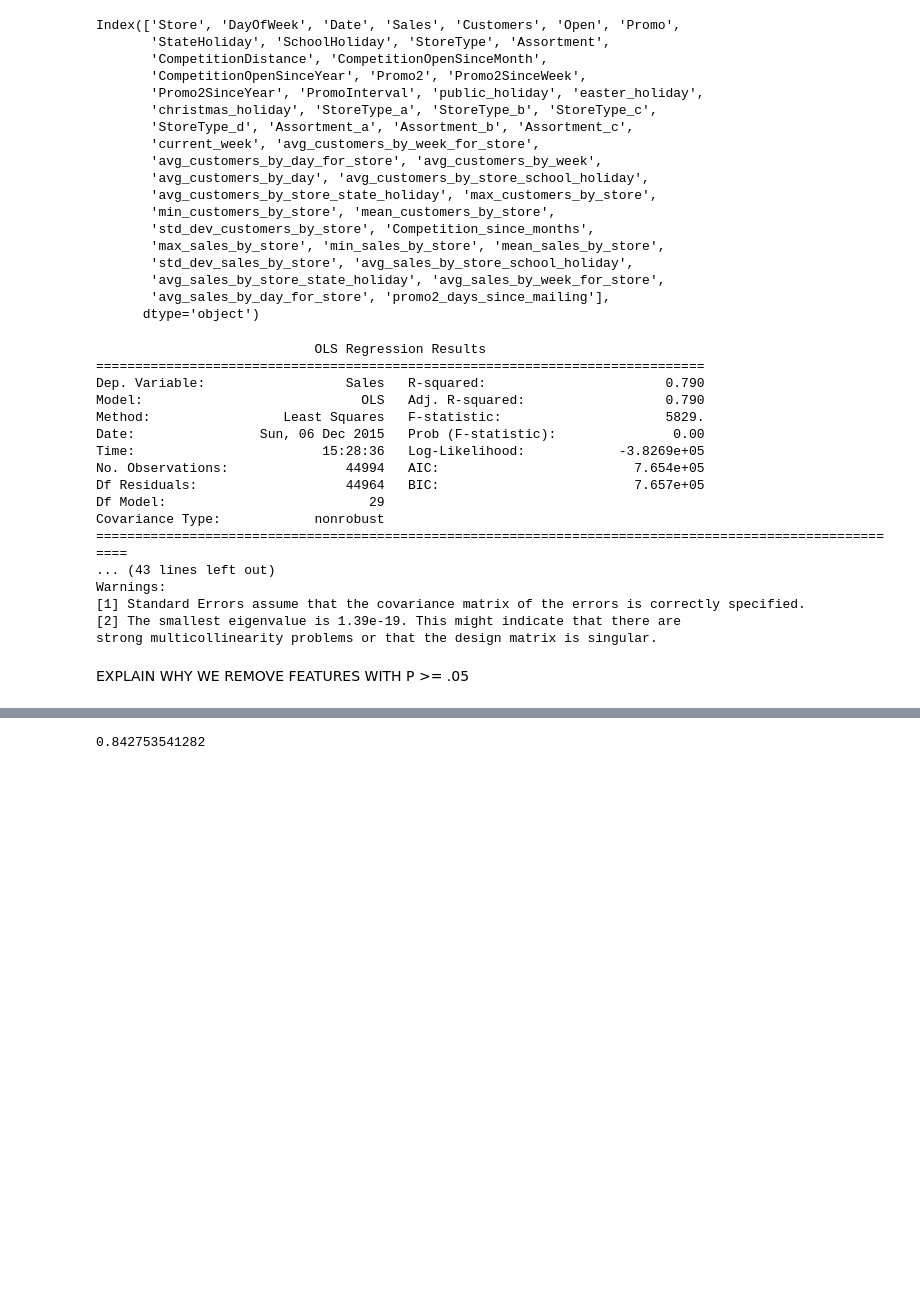
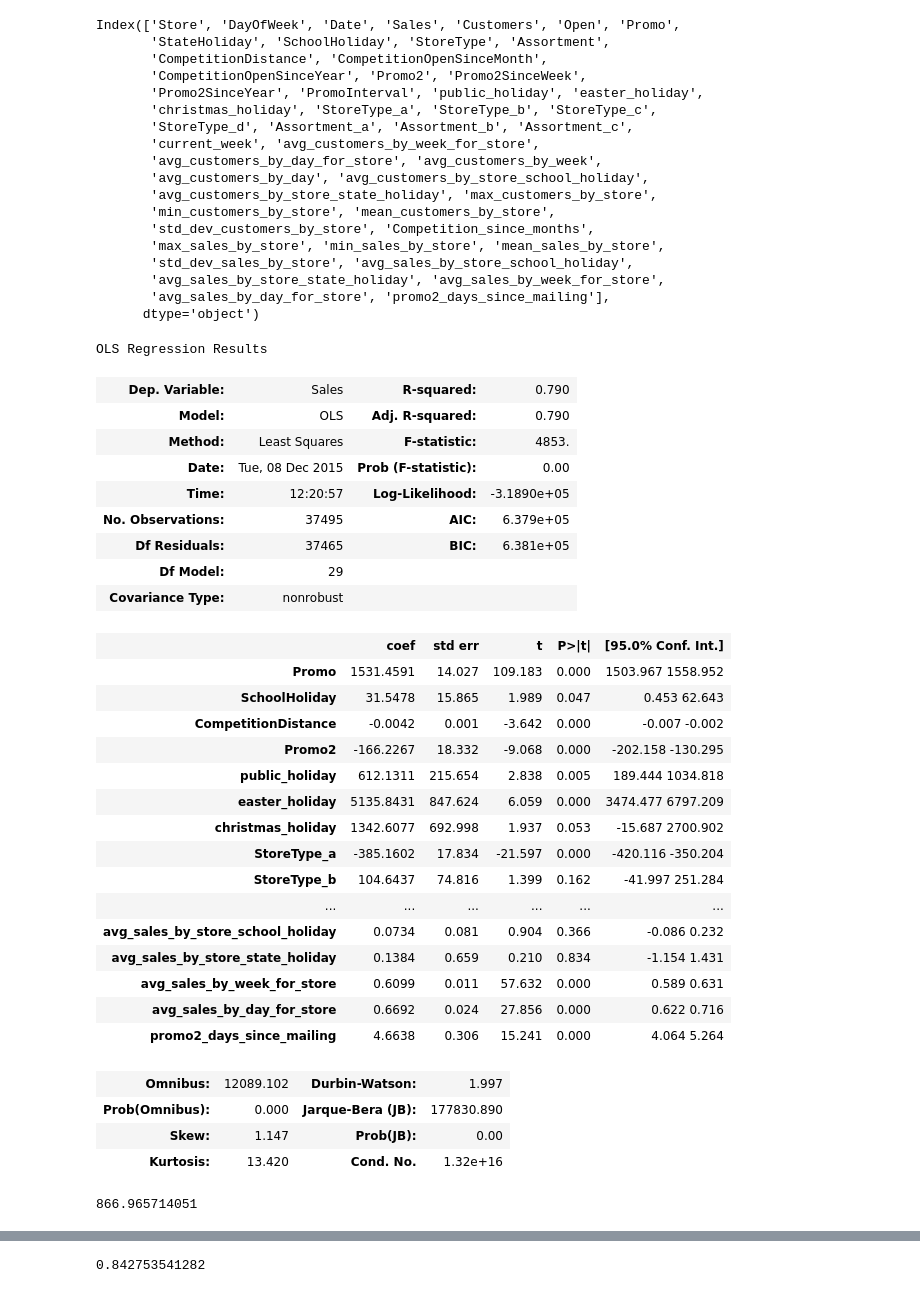
Before and after one commit to andrew-d-taylor/rossman-machine-learning, a Jupyter notebook: notebooks/ProjectSummary.ipynb, the cells around one changed output, grey strips where cells are left out. Drawn from its saved outputs; the diff is of its cells as text; code cells hidden in the pictures; blank space fills up the shorter version.

```diff
--- a/notebooks/ProjectSummary.ipynb
+++ b/notebooks/ProjectSummary.ipynb
@@ -613,45 +606,55 @@ Index(['Store', 'DayOfWeek', 'Date', 'Sales', 'Customers', 'Open', 'Promo',
 # %%
 features = ['Promo',
         'SchoolHoliday',
        'CompetitionDistance', 'Promo2', 'public_holiday', 'easter_holiday',
        'christmas_holiday', 'StoreType_a', 'StoreType_b', 'StoreType_c',
        'StoreType_d', 'Assortment_a', 'Assortment_b', 'Assortment_c',
        'current_week', 'avg_customers_by_week_for_store',
        'avg_customers_by_day_for_store', 'avg_customers_by_week',
        'avg_customers_by_day', 'avg_customers_by_store_school_holiday',
        'avg_customers_by_store_state_holiday', 'max_customers_by_store',
        'min_customers_by_store', 'mean_customers_by_store',
        'std_dev_customers_by_store',
        'max_sales_by_store', 'min_sales_by_store', 'mean_sales_by_store',
        'std_dev_sales_by_store', 'avg_sales_by_store_school_holiday',
        'avg_sales_by_store_state_holiday', 'avg_sales_by_week_for_store',
        'avg_sales_by_day_for_store', 'promo2_days_since_mailing']
 
 y = df['Sales']
 X = df[features]
 
-X_train, X_test, y_train, y_test = train_test_split(X, y, test_size=.4, random_state=1)
-
+X_train, X_test, y_train, y_test = train_test_split(X, y, test_size=.5, random_state=1)
 est = sm.OLS(y_train, X_train)
 est = est.fit()
-print(est.summary())
+est.summary()
 # %% [output]
-                            OLS Regression Results
-==============================================================================
-Dep. Variable:                  Sales   R-squared:                       0.790
-Model:                            OLS   Adj. R-squared:                  0.790
-Method:                 Least Squares   F-statistic:                     5829.
-Date:                Sun, 06 Dec 2015   Prob (F-statistic):               0.00
-Time:                        15:28:36   Log-Likelihood:            -3.8269e+05
-No. Observations:               44994   AIC:                         7.654e+05
-Df Residuals:                   44964   BIC:                         7.657e+05
-Df Model:                          29
-Covariance Type:            nonrobust
-=========================================================================================================
-... (43 lines left out)
-Warnings:
-[1] Standard Errors assume that the covariance matrix of the errors is correctly specified.
-[2] The smallest eigenvalue is 1.39e-19. This might indicate that there are
-strong multicollinearity problems or that the design matrix is singular.
+OLS Regression Results
+| Dep. Variable: | Sales | R-squared: | 0.790 |
+| Model: | OLS | Adj. R-squared: | 0.790 |
+| Method: | Least Squares | F-statistic: | 4853. |
+| Date: | Tue, 08 Dec 2015 | Prob (F-statistic): | 0.00 |
+| Time: | 12:20:57 | Log-Likelihood: | -3.1890e+05 |
+| No. Observations: | 37495 | AIC: | 6.379e+05 |
+| Df Residuals: | 37465 | BIC: | 6.381e+05 |
+| Df Model: | 29 |  |  |
+| Covariance Type: | nonrobust |  |  |
+|  | coef | std err | t | P>|t| | [95.0% Conf. Int.] |
+| Promo | 1531.4591 | 14.027 | 109.183 | 0.000 | 1503.967 1558.952 |
+| SchoolHoliday | 31.5478 | 15.865 | 1.989 | 0.047 | 0.453 62.643 |
+| CompetitionDistance | -0.0042 | 0.001 | -3.642 | 0.000 | -0.007 -0.002 |
+| Promo2 | -166.2267 | 18.332 | -9.068 | 0.000 | -202.158 -130.295 |
+| public_holiday | 612.1311 | 215.654 | 2.838 | 0.005 | 189.444 1034.818 |
+| easter_holiday | 5135.8431 | 847.624 | 6.059 | 0.000 | 3474.477 6797.209 |
+| christmas_holiday | 1342.6077 | 692.998 | 1.937 | 0.053 | -15.687 2700.902 |
+| StoreType_a | -385.1602 | 17.834 | -21.597 | 0.000 | -420.116 -350.204 |
+| StoreType_b | 104.6437 | 74.816 | 1.399 | 0.162 | -41.997 251.284 |
+| ... | ... | ... | ... | ... | ... |
+| avg_sales_by_store_school_holiday | 0.0734 | 0.081 | 0.904 | 0.366 | -0.086 0.232 |
+| avg_sales_by_store_state_holiday | 0.1384 | 0.659 | 0.210 | 0.834 | -1.154 1.431 |
+| avg_sales_by_week_for_store | 0.6099 | 0.011 | 57.632 | 0.000 | 0.589 0.631 |
+| avg_sales_by_day_for_store | 0.6692 | 0.024 | 27.856 | 0.000 | 0.622 0.716 |
+| promo2_days_since_mailing | 4.6638 | 0.306 | 15.241 | 0.000 | 4.064 5.264 |
+| Omnibus: | 12089.102 | Durbin-Watson: | 1.997 |
+| Prob(Omnibus): | 0.000 | Jarque-Bera (JB): | 177830.890 |
+| Skew: | 1.147 | Prob(JB): | 0.00 |
+| Kurtosis: | 13.420 | Cond. No. | 1.32e+16 |
-# %% [markdown]
-EXPLAIN WHY WE REMOVE FEATURES WITH P >= .05
@@ -671,0 +661,8 @@ features = ['Promo',
+# %%
+from sklearn.linear_model import LinearRegression
+est = LinearRegression()
+ols_raw_scores = cross_val_score(est.fit(X_train, y_train), X_test, y=y_test, scoring="mean_absolute_error", cv=10)
+ols_score_mean = abs(ols_raw_scores.mean())
+print(str(ols_score_mean))
+# %% [output]
+866.965714051
```
Also changed, not shown: parts of 13 cells of this notebook.
